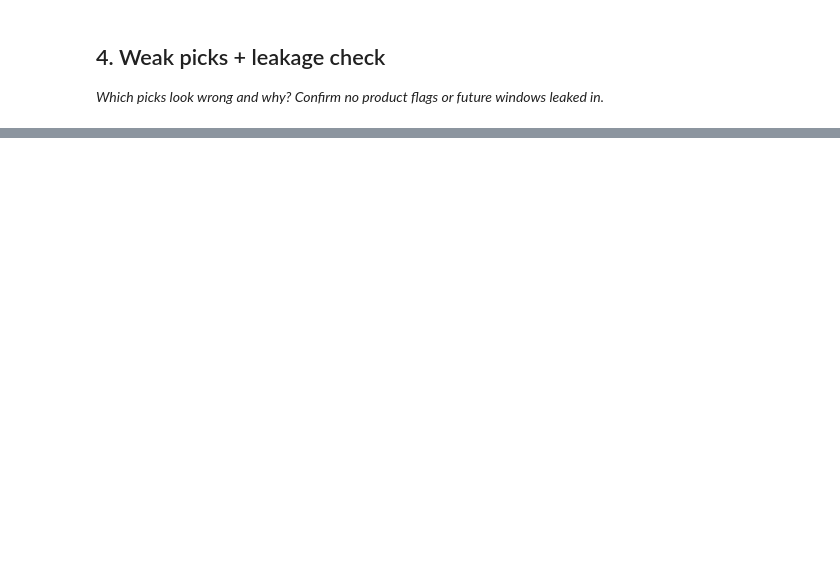
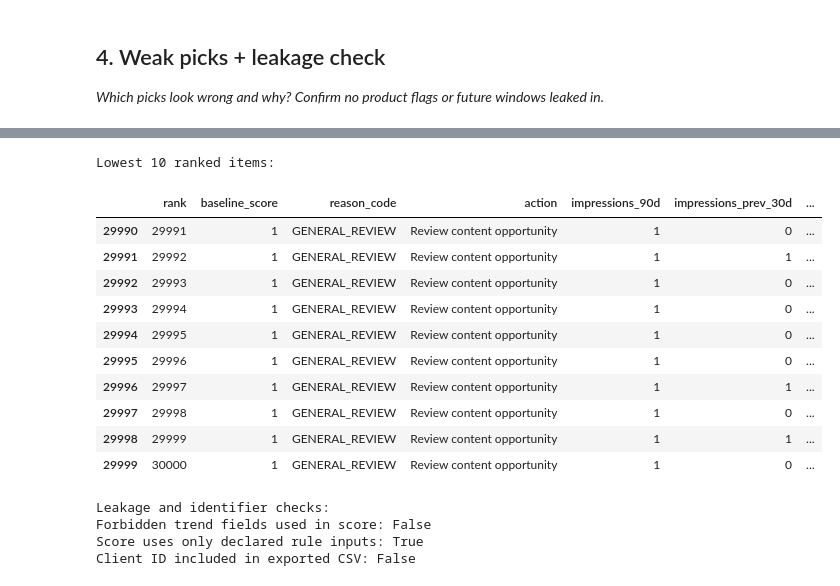
Before and after one commit to Pallavibt/flyrank-ml-internship, a Jupyter notebook: work/notebooks/w04_baseline_score.ipynb, the cells around one changed output, grey strips where cells are left out. Cells and saved outputs as stored; diff of their text form; code cells hidden in the pictures; blank space fills up the shorter version.

```diff
--- a/work/notebooks/w04_baseline_score.ipynb
+++ b/work/notebooks/w04_baseline_score.ipynb
@@ -36,0 +387,42 @@ This skeleton is yours to fill. Work the sections **in order** — each one has
+# %%
+
+# Inspect the lower-scoring picks for possible weaknesses.
+print("Lowest 10 ranked items:")
+display(
+    df.tail(10)[
+        ["rank", "baseline_score", "reason_code", "action",
+         "impressions_90d", "impressions_prev_30d",
+         "impressions_last_30d", "avg_position_clean"]
+    ]
+)
+
+print("\nLeakage and identifier checks:")
+print("Forbidden trend fields used in score:",
+      any(c in ["trend_pct", "trend_direction"]
+          for c in ["baseline_score"]))
+print("Score uses only declared rule inputs:",
+      not any(c in ["trend_pct", "trend_direction"]
+              for c in [
+                  "impressions_90d", "content_age_days",
+                  "days_since_last_update", "impressions_last_30d",
+                  "avg_position_clean", "impression_change_pct", "ctr"
+              ]))
+print("Client ID included in exported CSV:",
+      "client_id" in export_columns)
+# %% [output]
+Lowest 10 ranked items:
+|  | rank | baseline_score | reason_code | action | impressions_90d | impressions_prev_30d | ... |
+| 29990 | 29991 | 1 | GENERAL_REVIEW | Review content opportunity | 1 | 0 | ... |
+| 29991 | 29992 | 1 | GENERAL_REVIEW | Review content opportunity | 1 | 1 | ... |
+| 29992 | 29993 | 1 | GENERAL_REVIEW | Review content opportunity | 1 | 0 | ... |
+| 29993 | 29994 | 1 | GENERAL_REVIEW | Review content opportunity | 1 | 0 | ... |
+| 29994 | 29995 | 1 | GENERAL_REVIEW | Review content opportunity | 1 | 0 | ... |
+| 29995 | 29996 | 1 | GENERAL_REVIEW | Review content opportunity | 1 | 0 | ... |
+| 29996 | 29997 | 1 | GENERAL_REVIEW | Review content opportunity | 1 | 1 | ... |
+| 29997 | 29998 | 1 | GENERAL_REVIEW | Review content opportunity | 1 | 0 | ... |
+| 29998 | 29999 | 1 | GENERAL_REVIEW | Review content opportunity | 1 | 1 | ... |
+| 29999 | 30000 | 1 | GENERAL_REVIEW | Review content opportunity | 1 | 0 | ... |
+Leakage and identifier checks:
+Forbidden trend fields used in score: False
+Score uses only declared rule inputs: True
+Client ID included in exported CSV: False
```
Also changed, not shown: parts of 14 cells of this notebook.
